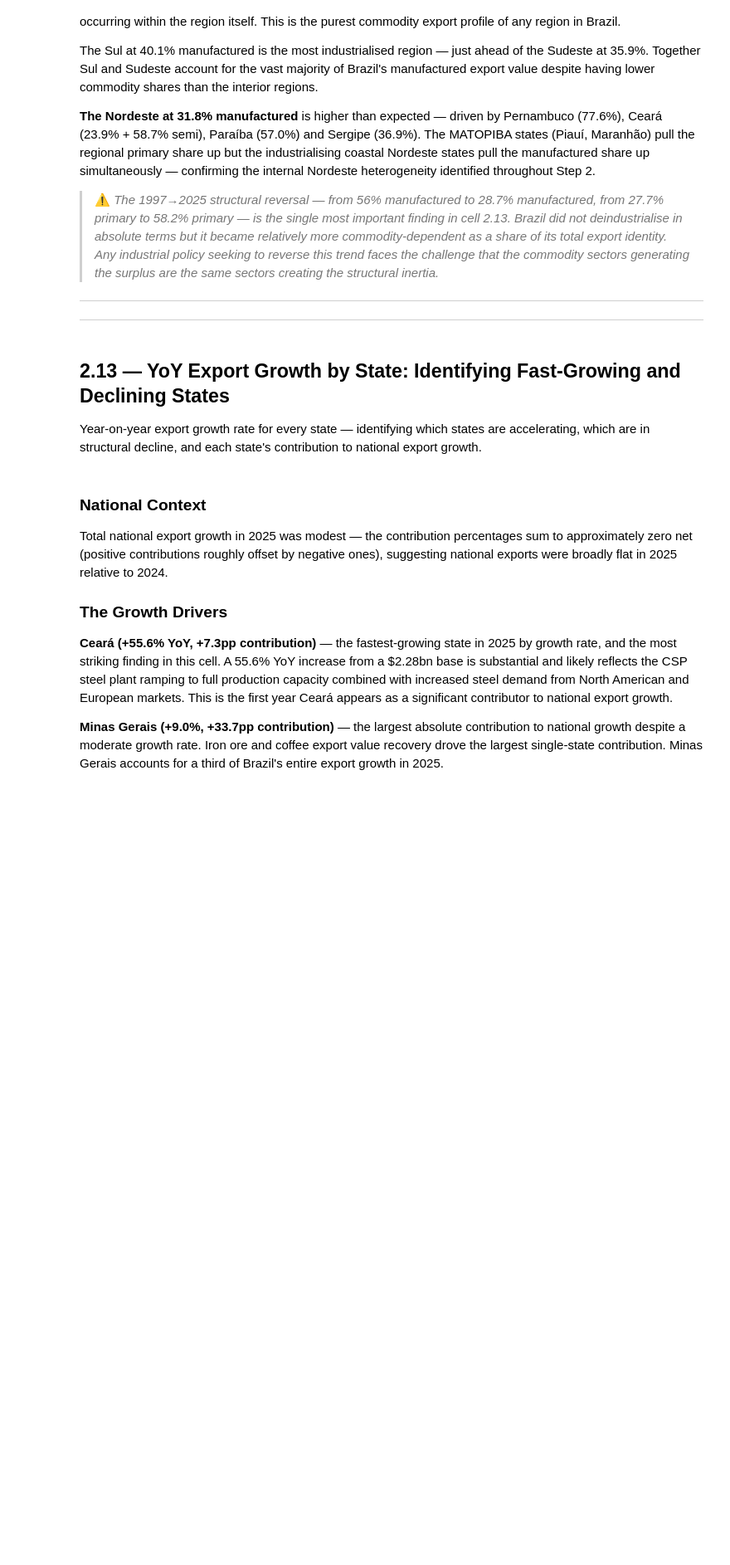
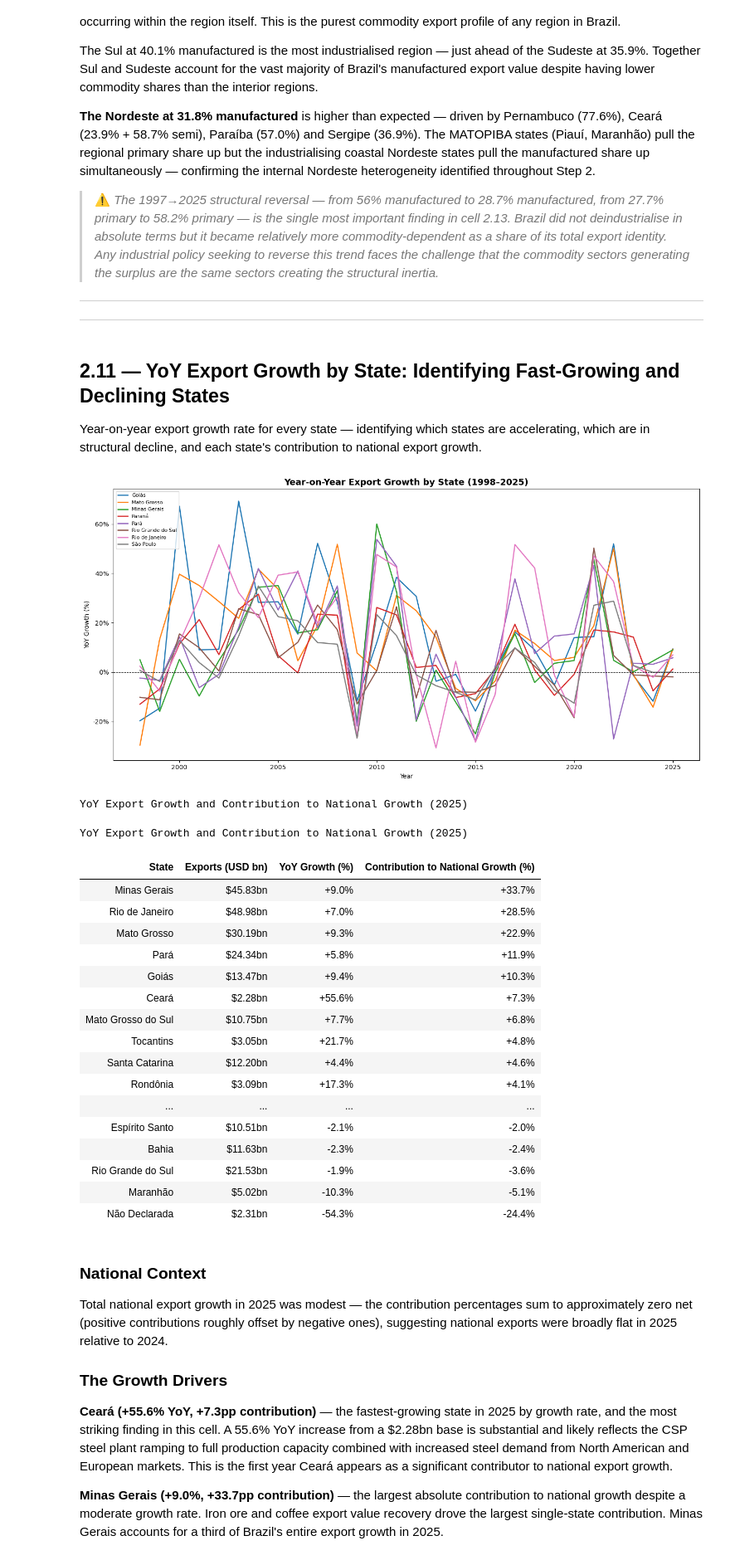
Before and after one commit to Eduardo-kohn/brazil-state-trade-analysis, a Jupyter notebook: SRC/Analysis/step2_state_competitiveness.ipynb, the cells around one changed output. Shown at 83% size. Drawn from its saved outputs; the diff is of its cells as text; code cells hidden in the pictures; blank space fills up the shorter version.

```diff
--- a/SRC/Analysis/step2_state_competitiveness.ipynb
+++ b/SRC/Analysis/step2_state_competitiveness.ipynb
@@ -3153,7 +3242,7 @@ The Sul at 40.1% manufactured is the most industrialised region — just ahead o
 ---
 ---
 # %% [markdown]
-## 2.13 — YoY Export Growth by State: Identifying Fast-Growing and Declining States
+## 2.11 — YoY Export Growth by State: Identifying Fast-Growing and Declining States
 Year-on-year export growth rate for every state — identifying which states are accelerating, which are in structural decline, and each state's contribution to national export growth.
 # %%
 query_yoy = f"""
@@ -3176,36 +3265,74 @@ df_yoy['yoy_growth_%'] = (
     .pct_change() * 100
 ).round(1)
 
 ## National delta per year for contribution calculation
 df_yoy['delta_state']    = df_yoy.groupby('uf')['exports_usd'].diff()
 national_delta = df_yoy.groupby('year')['exports_usd'].sum().diff().rename('delta_national')
 df_yoy = df_yoy.join(national_delta, on='year')
 df_yoy['growth_contribution_%'] = (df_yoy['delta_state'] / df_yoy['delta_national'] * 100).round(1)
 
 ## Plot YoY growth for top 8 states
 top8 = df_state.head(8)['state'].tolist()
 df_yoy_plot = df_yoy[df_yoy['state'].isin(top8) & df_yoy['yoy_growth_%'].notna()]
 df_yoy_pivot = df_yoy_plot.pivot(index='year', columns='state', values='yoy_growth_%').fillna(0)
 
 fig, ax = plt.subplots(figsize=(14, 7))
 for state in df_yoy_pivot.columns:
     ax.plot(df_yoy_pivot.index, df_yoy_pivot[state], label=state, linewidth=1.8)
 ax.axhline(y=0, color='black', linewidth=0.8, linestyle='--')
 ax.set_title(f'Year-on-Year Export Growth by State (1998\u2013{MAX_YEAR})', fontsize=14, fontweight='bold')
 ax.set_xlabel('Year')
 ax.set_ylabel('YoY Growth (%)')
 ax.yaxis.set_major_formatter(mticker.FormatStrFormatter('%.0f%%'))
 ax.legend(loc='upper left', fontsize=8)
 plt.tight_layout()
 plt.savefig('output_2_16_yoy_growth.png', dpi=150)
 plt.show()
 
 ## Summary table for MAX_YEAR
 df_latest_yoy = df_yoy[df_yoy['year'] == MAX_YEAR][[
     'state', 'exports_usd_bn', 'yoy_growth_%', 'growth_contribution_%'
-]].sort_values('growth_contribution_%', ascending=False)
-print(f'\nYoY Export Growth and Contribution to National Growth ({MAX_YEAR})')
-print(df_latest_yoy.to_string(index=False))
+]].sort_values('growth_contribution_%', ascending=False).copy()
+
+df_latest_yoy = df_latest_yoy.rename(columns={
+    'state'                 : 'State',
+    'exports_usd_bn'        : 'Exports (USD bn)',
+    'yoy_growth_%'          : 'YoY Growth (%)',
+    'growth_contribution_%' : 'Contribution to National Growth (%)',
+})
+
+df_latest_yoy['Exports (USD bn)']                    = df_latest_yoy['Exports (USD bn)'].apply(lambda x: f'${x:.2f}bn')
+df_latest_yoy['YoY Growth (%)']                      = df_latest_yoy['YoY Growth (%)'].apply(lambda x: f'{x:+.1f}%')
+df_latest_yoy['Contribution to National Growth (%)'] = df_latest_yoy['Contribution to National Growth (%)'].apply(lambda x: f'{x:+.1f}%')
+
+print(f'\nYoY Export Growth and Contribution to National Growth ({MAX_YEAR})\n')
+display(
+    df_latest_yoy.style
+    .set_caption(f'YoY Export Growth and Contribution to National Growth ({MAX_YEAR})')
+    .set_properties(**{'text-align': 'left'})
+    .hide(axis='index')
+)
+# %% [output]
+[figure, added]
+YoY Export Growth and Contribution to National Growth (2025)
+YoY Export Growth and Contribution to National Growth (2025)
+| State | Exports (USD bn) | YoY Growth (%) | Contribution to National Growth (%) |
+| Minas Gerais | $45.83bn | +9.0% | +33.7% |
+| Rio de Janeiro | $48.98bn | +7.0% | +28.5% |
+| Mato Grosso | $30.19bn | +9.3% | +22.9% |
+| Pará | $24.34bn | +5.8% | +11.9% |
+| Goiás | $13.47bn | +9.4% | +10.3% |
+| Ceará | $2.28bn | +55.6% | +7.3% |
+| Mato Grosso do Sul | $10.75bn | +7.7% | +6.8% |
+| Tocantins | $3.05bn | +21.7% | +4.8% |
+| Santa Catarina | $12.20bn | +4.4% | +4.6% |
+| Rondônia | $3.09bn | +17.3% | +4.1% |
+| ... | ... | ... | ... |
+| Espírito Santo | $10.51bn | -2.1% | -2.0% |
+| Bahia | $11.63bn | -2.3% | -2.4% |
+| Rio Grande do Sul | $21.53bn | -1.9% | -3.6% |
+| Maranhão | $5.02bn | -10.3% | -5.1% |
+| Não Declarada | $2.31bn | -54.3% | -24.4% |
 # %% [markdown]
 ### National Context
 
```
Also changed, not shown: parts of 45 cells of this notebook, 1 other file.
